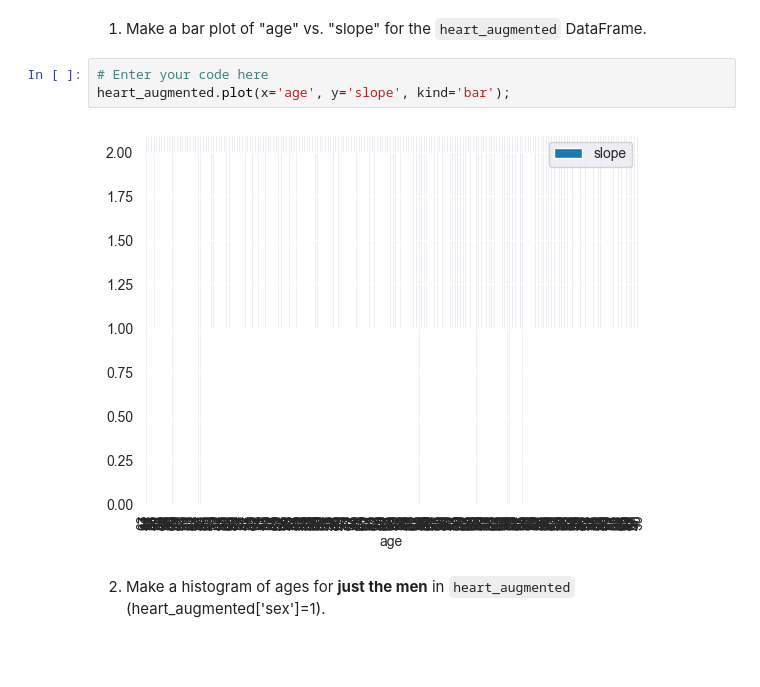
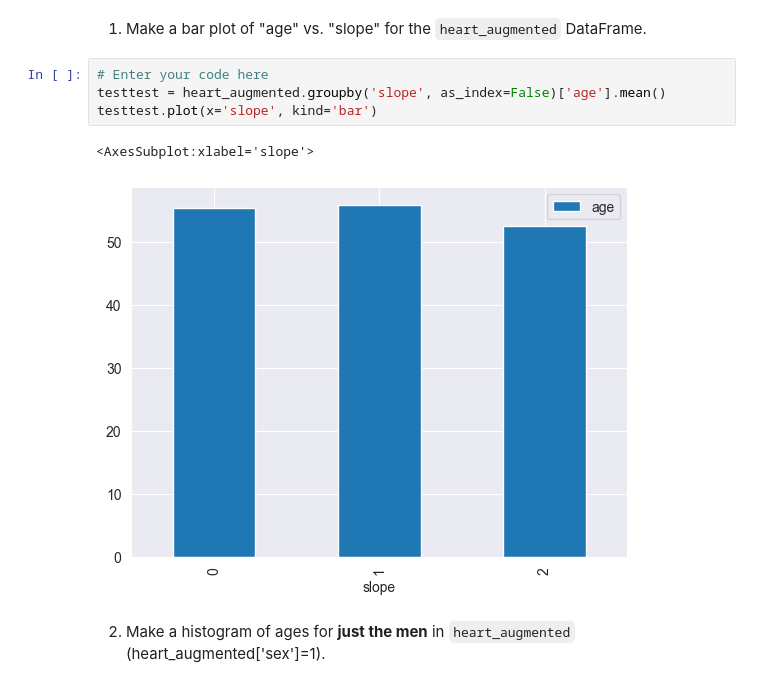
Before and after one commit to leitschuh/DS311-assignments-exercises, a Jupyter notebook: 1. python-assignment/python-lab-exercise-2/Python_Lab_Exercise_2.ipynb, the cells around one changed output. Saved outputs shown, nothing was run; the diff lists cells and outputs as text; blank space fills up the shorter version.

```diff
--- a/1. python-assignment/python-lab-exercise-2/Python_Lab_Exercise_2.ipynb
+++ b/1. python-assignment/python-lab-exercise-2/Python_Lab_Exercise_2.ipynb
@@ -522,9 +522,11 @@ heart_augmented.hist(column='chol');
 1. Make a bar plot of "age" vs. "slope" for the `heart_augmented` DataFrame.
 # %%
 # Enter your code here
-heart_augmented.plot(x='age', y='slope', kind='bar');
+testtest = heart_augmented.groupby('slope', as_index=False)['age'].mean()
+testtest.plot(x='slope', kind='bar')
 # %% [output]
+<AxesSubplot:xlabel='slope'>
-[figure, old version]
+[figure, new version]
 # %% [markdown]
 2. Make a histogram of ages for **just the men** in `heart_augmented` (heart_augmented['sex']=1).
 # %%
```
Also changed, not shown: parts of 3 cells of this notebook, 1 other file.
